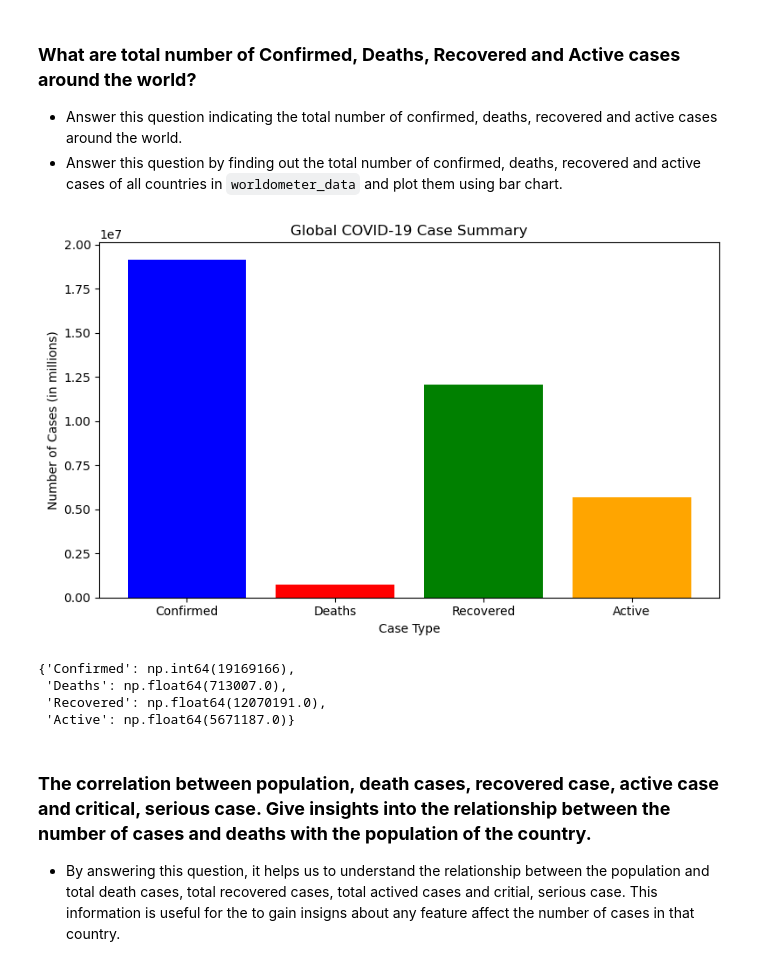
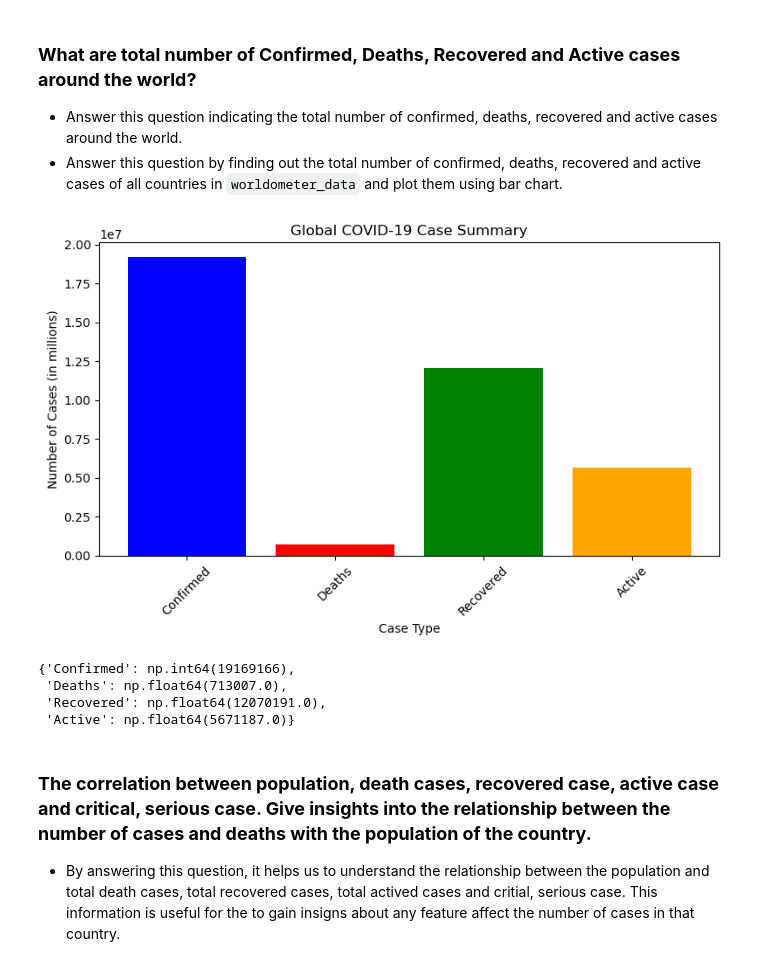
Before and after one commit to dhuyent/DSProgramming-FinalProject, a Jupyter notebook: src/Data_analysis.ipynb, the cells around one changed output. Cells and saved outputs as stored; diff of their text form; code cells hidden in the pictures.

```diff
--- a/src/Data_analysis.ipynb
+++ b/src/Data_analysis.ipynb
@@ -138,24 +126,24 @@ total_active = country_df['ActiveCases'].sum()
 # %%
 totals = {
     "Confirmed": total_confirmed,
     "Deaths": total_deaths,
     "Recovered": total_recovered,
     "Active": total_active
 }
 
 # Plot the data
 plt.figure(figsize=(8, 5))
 plt.bar(totals.keys(), totals.values(), color=['blue', 'red', 'green', 'orange'])
 plt.title("Global COVID-19 Case Summary")
 plt.ylabel("Number of Cases (in millions)")
 plt.xlabel("Case Type")
-plt.xticks()
+plt.xticks(rotation=45)
 plt.tight_layout()
 plt.show()
 
 totals
 # %% [output]
-[figure, old version]
+[figure, new version]
 {'Confirmed': np.int64(19169166),
  'Deaths': np.float64(713007.0),
  'Recovered': np.float64(12070191.0),
```
Also changed, not shown: parts of 44 cells of this notebook.
